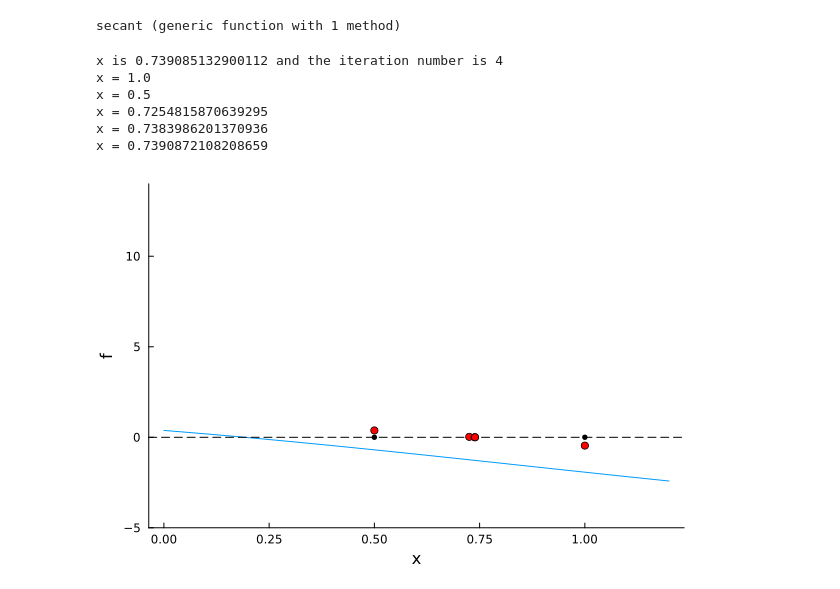
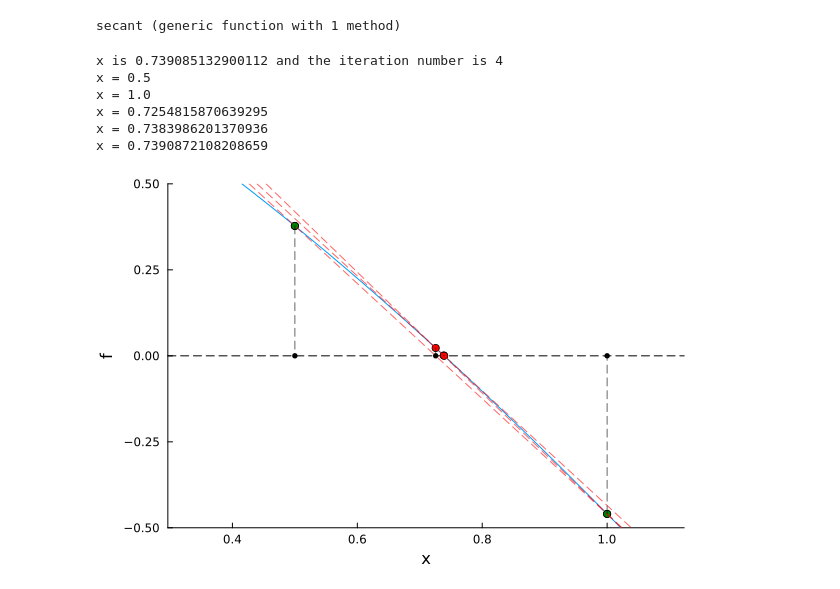
Before and after one commit to jhtl08/Root-Finding, a Jupyter notebook: CT1_Roots_Coloma_Lorenzo.ipynb, the cells around one changed output. Saved outputs shown, nothing was run; the diff lists cells and outputs as text; code cells hidden in the pictures.

Commit message:
NR and secant w/o explanations

```diff
--- a/CT1_Roots_Coloma_Lorenzo.ipynb
+++ b/CT1_Roots_Coloma_Lorenzo.ipynb
@@ -135,11 +136,11 @@ tol2 = 10^(-4.)
 N2 = 20
 
 #Plotting-related
-max_x2 = 1.2
-min_x2 = 0
+max_x2 = 1.1
+min_x2 = 0.32
 length_x2 = 1000
-max_y2 = 14
-min_y2 = -5
+max_y2 = 0.5
+min_y2 = -0.5
 opacity_control2 = 3 #determines how gradually transparent/opaque secant lines will be
 
 x_values2=Float64[]
@@ -147,33 +148,47 @@ x_values2=secant(f2,xzero,xone,tol2,N2)
 foreach(x -> println("x = $x"), x_values2)
 # %% [output]
 x is 0.739085132900112 and the iteration number is 4
+x = 0.5
 x = 1.0
-x = 0.5
 x = 0.7254815870639295
 x = 0.7383986201370936
 x = 0.7390872108208659
 # %%
 #plotting the given f(x) and visualization of root-finding
 
 using Plots
 
 array_size2=length(x_values2)
 y_values2=Float64[]
 y_zeros2 = zeros(array_size2)
 
 for x in x_values2
     push!(y_values2, f2(x))
 end
 
 x2 = range(min_x2, max_x2, length=length_x2)
-y2 = f2.(x)
+y2 = f2.(x2)
 
 Plots.plot(x2, y2, ylims=(min_y2, max_y2), legend=false, grid=false, xlabel="x", ylabel="f") #Plots f(x)
 hline!([0], color=:black, linestyle=:dash, label="y=0") #Draws horizontal line at y=0 (x-axis)
 
 scatter!(x_values2, y_zeros2, label=false, color=:black, markersize=3) #Draws points of intersection of tangent lines and x-axis
 scatter!(x_values2, y_values2, label=false, color=:red, markersize=4) #Draws all (x, f(x)) algorithm passes by
+scatter!([x_values2[1],x_values2[2]], [y_values2[1],y_values2[2]], label=false, color=:green, markersize=4) #Marks initial guesses x0,x1 as green
+
+i=2
+while i<array_size2
+    alpha = opacity_control2/array_size2
+    secant_line(x) = ((f2(x_values2[i])-f2(x_values2[i-1]))/(x_values2[i]-x_values2[i-1])) * (x - x_values2[i-1]) + f2(x_values2[i-1])
+    plot!(x2, secant_line, label=false, linestyle=:dash, color=:red, alpha=alpha)
+    i+=1
+end
+
+for x_point in x_values2 #Iterates to draw each line from (x,f(x)) to (x,0)
+    alpha = opacity_control2/array_size2
+    plot!([x_point, x_point], [f2(x_point), 0], label=nothing, linestyle=:dash, color=:black, alpha = alpha)
+end
 
 current()
 # %% [output]
-[figure, old version]
+[figure, new version]
```
Also changed, not shown: parts of 1 cell of this notebook.
